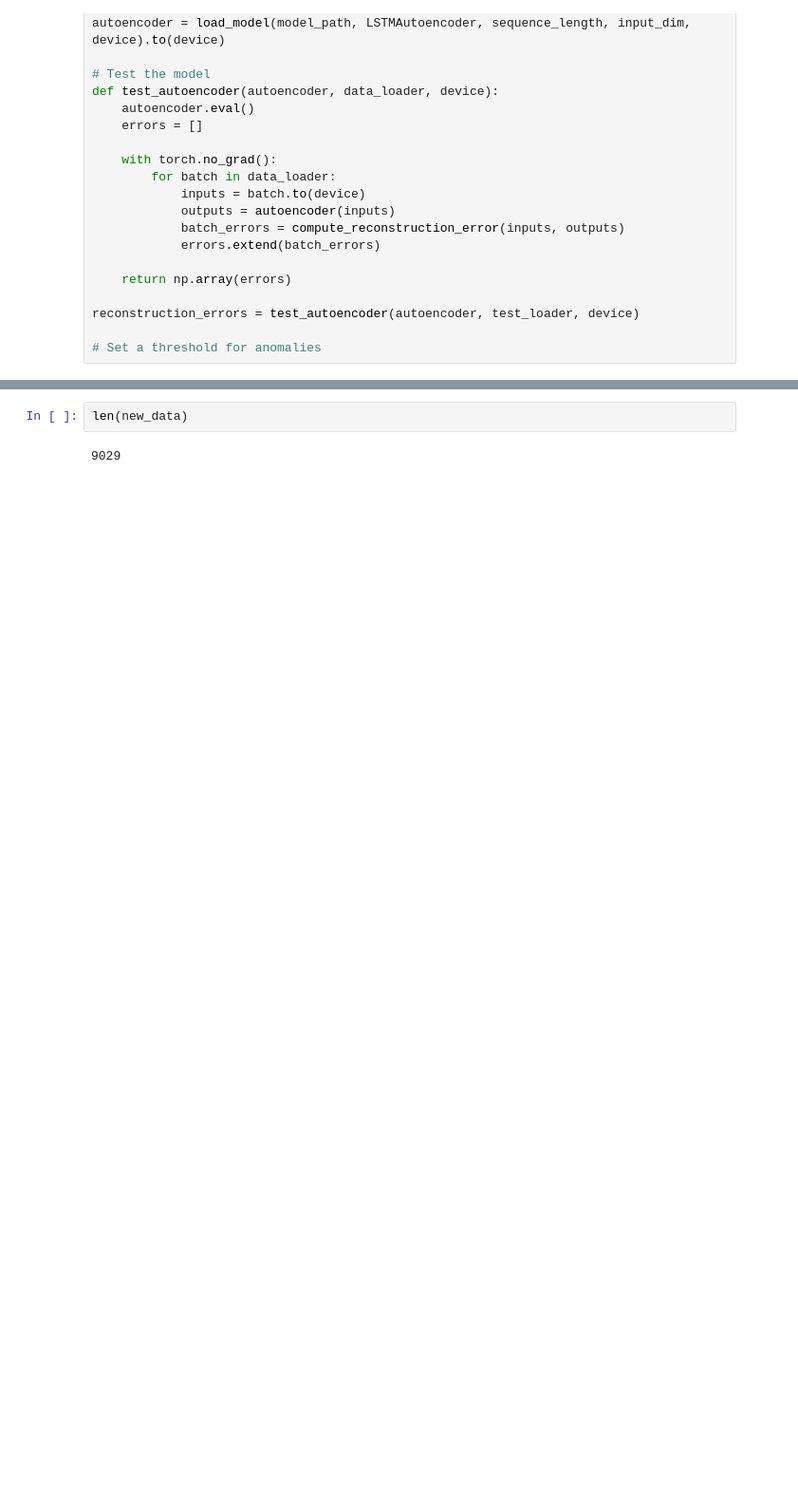
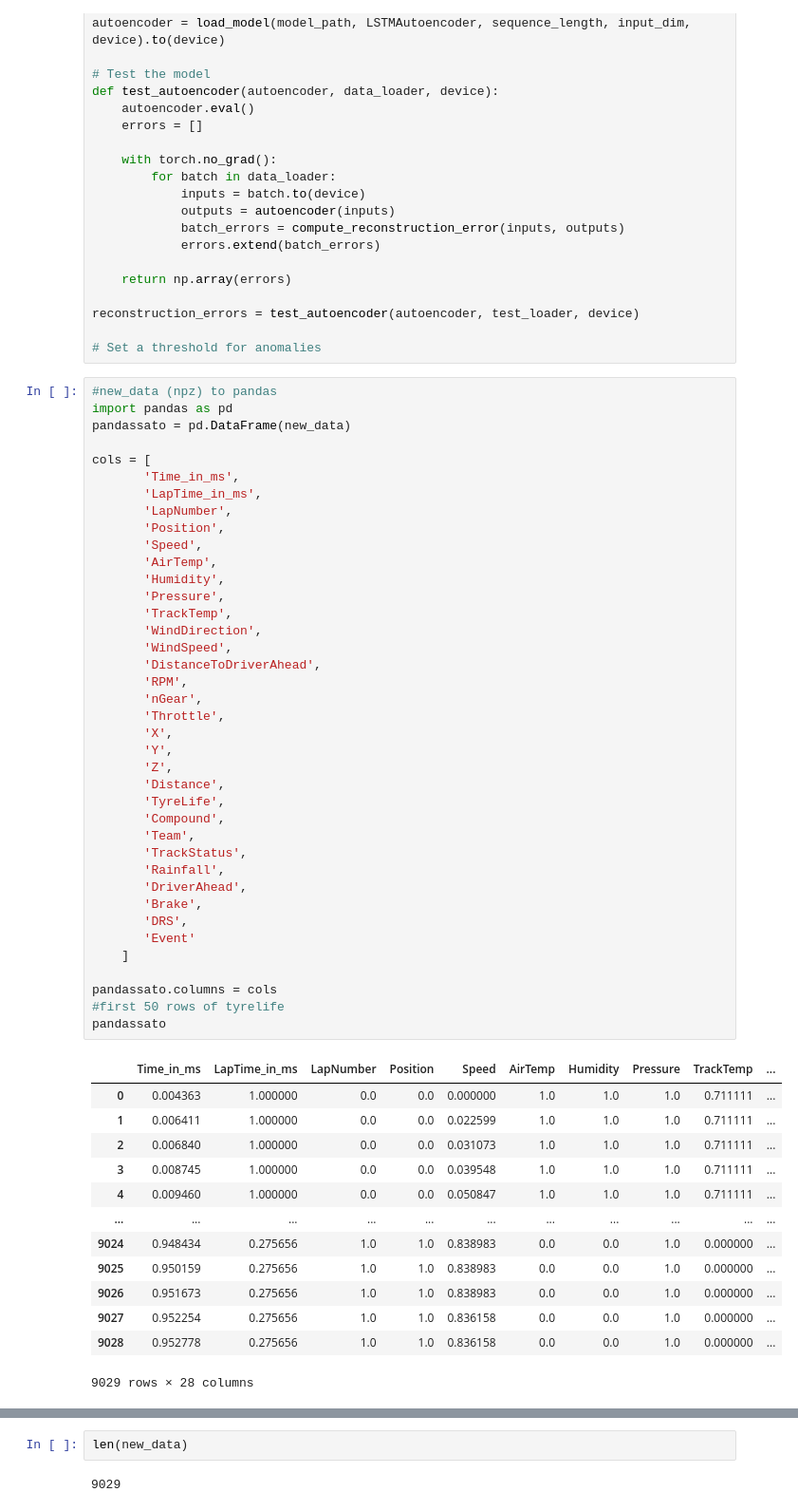
Before and after one commit to adsp-polito/2024-P3-F1LLM, a Jupyter notebook: anomaly_detection/modelAD_evaluation.ipynb, the cells around one changed output, grey strips where cells are left out. Shown: that part at 95% size. Cells and saved outputs as stored; diff of their text form; blank space fills up the shorter version.

```diff
--- a/anomaly_detection/modelAD_evaluation.ipynb
+++ b/anomaly_detection/modelAD_evaluation.ipynb
@@ -81,3 +81,56 @@ def test_autoencoder(autoencoder, data_loader, device):
 reconstruction_errors = test_autoencoder(autoencoder, test_loader, device)
 
 # Set a threshold for anomalies
+# %%
+#new_data (npz) to pandas
+import pandas as pd
+pandassato = pd.DataFrame(new_data)
+
+cols = [
+       'Time_in_ms',
+       'LapTime_in_ms',
+       'LapNumber',
+       'Position',
+       'Speed',
+       'AirTemp',
+       'Humidity',
+       'Pressure',
+       'TrackTemp',
+       'WindDirection',
+       'WindSpeed',
+       'DistanceToDriverAhead',
+       'RPM',
+       'nGear',
+       'Throttle',
+       'X',
+       'Y',
+       'Z',
+       'Distance',
+       'TyreLife',
+       'Compound',
+       'Team',
+       'TrackStatus',
+       'Rainfall',
+       'DriverAhead',
+       'Brake',
+       'DRS',
+       'Event'
+    ]
+
+pandassato.columns = cols
+#first 50 rows of tyrelife
+pandassato
+# %% [output]
+|  | Time_in_ms | LapTime_in_ms | LapNumber | Position | Speed | AirTemp | Humidity | Pressure | TrackTemp | ... |
+| 0 | 0.004363 | 1.000000 | 0.0 | 0.0 | 0.000000 | 1.0 | 1.0 | 1.0 | 0.711111 | ... |
+| 1 | 0.006411 | 1.000000 | 0.0 | 0.0 | 0.022599 | 1.0 | 1.0 | 1.0 | 0.711111 | ... |
+| 2 | 0.006840 | 1.000000 | 0.0 | 0.0 | 0.031073 | 1.0 | 1.0 | 1.0 | 0.711111 | ... |
+| 3 | 0.008745 | 1.000000 | 0.0 | 0.0 | 0.039548 | 1.0 | 1.0 | 1.0 | 0.711111 | ... |
+| 4 | 0.009460 | 1.000000 | 0.0 | 0.0 | 0.050847 | 1.0 | 1.0 | 1.0 | 0.711111 | ... |
+| ... | ... | ... | ... | ... | ... | ... | ... | ... | ... | ... |
+| 9024 | 0.948434 | 0.275656 | 1.0 | 1.0 | 0.838983 | 0.0 | 0.0 | 1.0 | 0.000000 | ... |
+| 9025 | 0.950159 | 0.275656 | 1.0 | 1.0 | 0.838983 | 0.0 | 0.0 | 1.0 | 0.000000 | ... |
+| 9026 | 0.951673 | 0.275656 | 1.0 | 1.0 | 0.838983 | 0.0 | 0.0 | 1.0 | 0.000000 | ... |
+| 9027 | 0.952254 | 0.275656 | 1.0 | 1.0 | 0.836158 | 0.0 | 0.0 | 1.0 | 0.000000 | ... |
+| 9028 | 0.952778 | 0.275656 | 1.0 | 1.0 | 0.836158 | 0.0 | 0.0 | 1.0 | 0.000000 | ... |
+9029 rows × 28 columns
```
Also changed, not shown: parts of 7 cells of this notebook.
